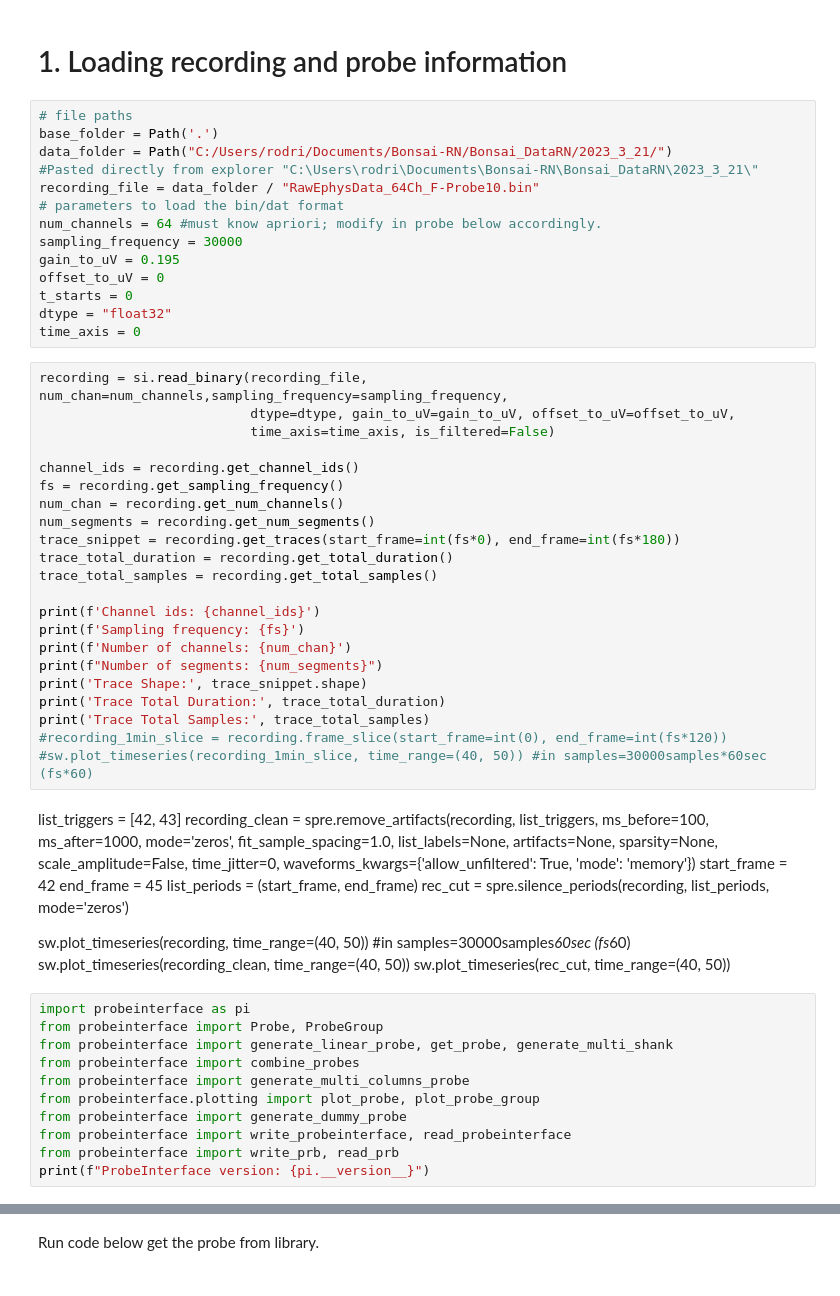
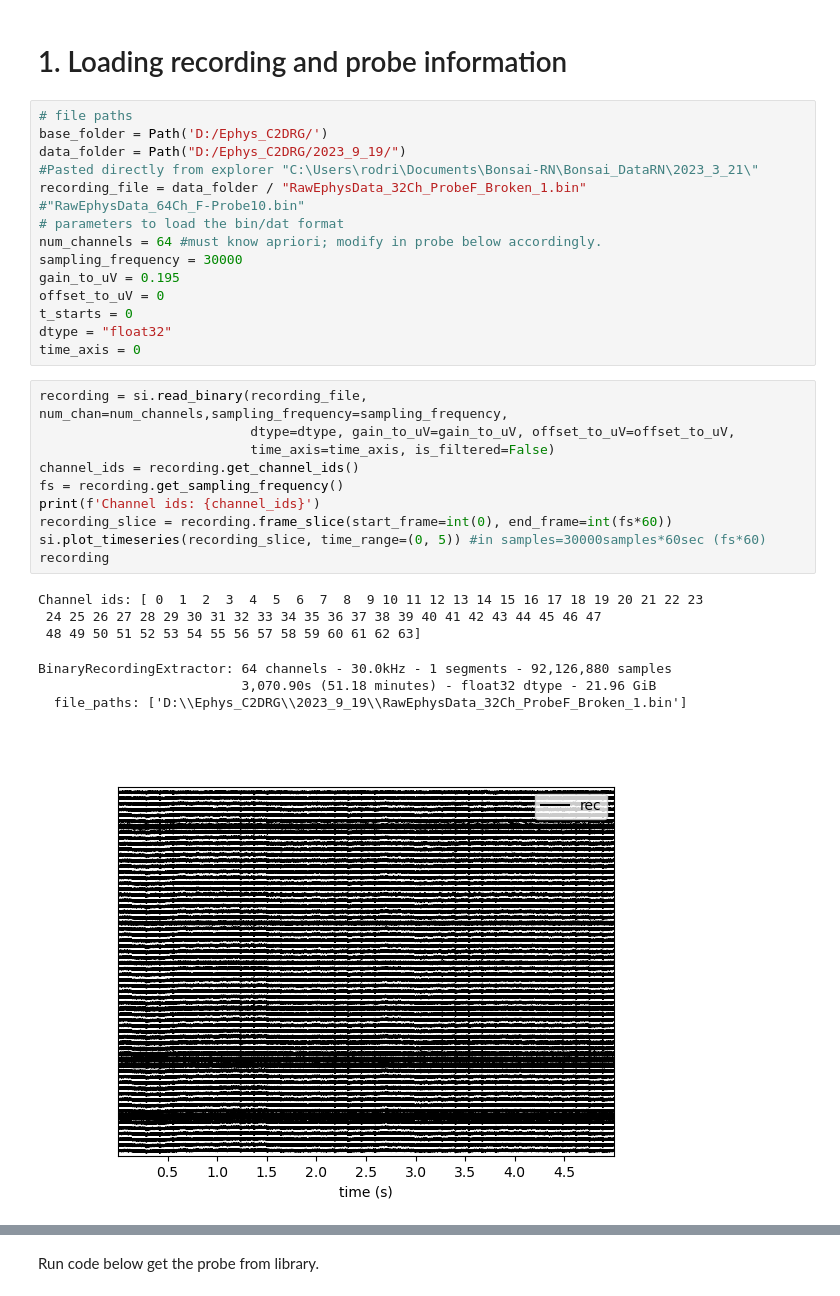
Before and after one commit to rnoseda/spikeinterface, a Jupyter notebook: tutorial_11-23/SpikeInterface_RN_241003.ipynb, the cells around one changed output, grey strips where cells are left out. Drawn from its saved outputs; the diff is of its cells as text.

```diff
--- a/tutorial_11-23/SpikeInterface_RN_241003.ipynb
+++ b/tutorial_11-23/SpikeInterface_RN_241003.ipynb
@@ -27,10 +27,11 @@ warnings.simplefilter("ignore")
 # 1. Loading recording and probe information <a class="anchor" id="loading"></a>
 # %%
 # file paths
-base_folder = Path('.')
-data_folder = Path("C:/Users/rodri/Documents/Bonsai-RN/Bonsai_DataRN/2023_3_21/")
+base_folder = Path('D:/Ephys_C2DRG/')
+data_folder = Path("D:/Ephys_C2DRG/2023_9_19/")
 #Pasted directly from explorer "C:\Users\rodri\Documents\Bonsai-RN\Bonsai_DataRN\2023_3_21\"
-recording_file = data_folder / "RawEphysData_64Ch_F-Probe10.bin"
+recording_file = data_folder / "RawEphysData_32Ch_ProbeF_Broken_1.bin"
+#"RawEphysData_64Ch_F-Probe10.bin"
 # parameters to load the bin/dat format
 num_channels = 64 #must know apriori; modify in probe below accordingly.
 sampling_frequency = 30000
@@ -42,47 +43,18 @@ time_axis = 0
 # %%
 recording = si.read_binary(recording_file, num_chan=num_channels,sampling_frequency=sampling_frequency,
                            dtype=dtype, gain_to_uV=gain_to_uV, offset_to_uV=offset_to_uV,
                            time_axis=time_axis, is_filtered=False)
-
 channel_ids = recording.get_channel_ids()
 fs = recording.get_sampling_frequency()
-num_chan = recording.get_num_channels()
-num_segments = recording.get_num_segments()
-trace_snippet = recording.get_traces(start_frame=int(fs*0), end_frame=int(fs*180))
-trace_total_duration = recording.get_total_duration()
-trace_total_samples = recording.get_total_samples()
-
 print(f'Channel ids: {channel_ids}')
-print(f'Sampling frequency: {fs}')
-print(f'Number of channels: {num_chan}')
-print(f"Number of segments: {num_segments}")
-print('Trace Shape:', trace_snippet.shape)
-print('Trace Total Duration:', trace_total_duration)
-print('Trace Total Samples:', trace_total_samples)
-#recording_1min_slice = recording.frame_slice(start_frame=int(0), end_frame=int(fs*120))
-#sw.plot_timeseries(recording_1min_slice, time_range=(40, 50)) #in samples=30000samples*60sec (fs*60)
+recording_slice = recording.frame_slice(start_frame=int(0), end_frame=int(fs*60))
+si.plot_timeseries(recording_slice, time_range=(0, 5)) #in samples=30000samples*60sec (fs*60)
+recording
+# %% [output]
+Channel ids: [ 0  1  2  3  4  5  6  7  8  9 10 11 12 13 14 15 16 17 18 19 20 21 22 23
+ 24 25 26 27 28 29 30 31 32 33 34 35 36 37 38 39 40 41 42 43 44 45 46 47
+ 48 49 50 51 52 53 54 55 56 57 58 59 60 61 62 63]
+BinaryRecordingExtractor: 64 channels - 30.0kHz - 1 segments - 92,126,880 samples
+                          3,070.90s (51.18 minutes) - float32 dtype - 21.96 GiB
+  file_paths: ['D:\\Ephys_C2DRG\\2023_9_19\\RawEphysData_32Ch_ProbeF_Broken_1.bin']
+[figure, added]
-# %% [markdown]
-list_triggers = [42, 43]
-recording_clean = spre.remove_artifacts(recording, list_triggers, ms_before=100, ms_after=1000, mode='zeros',
-                                              fit_sample_spacing=1.0, list_labels=None, artifacts=None, sparsity=None,
-                                              scale_amplitude=False, time_jitter=0,
-                                              waveforms_kwargs={'allow_unfiltered': True, 'mode': 'memory'})
-start_frame = 42
-end_frame = 45
-list_periods = (start_frame, end_frame)
-rec_cut = spre.silence_periods(recording, list_periods, mode='zeros')
-
-sw.plot_timeseries(recording, time_range=(40, 50)) #in samples=30000samples*60sec (fs*60)
-sw.plot_timeseries(recording_clean, time_range=(40, 50))
-sw.plot_timeseries(rec_cut, time_range=(40, 50))
-# %%
-import probeinterface as pi
-from probeinterface import Probe, ProbeGroup
-from probeinterface import generate_linear_probe, get_probe, generate_multi_shank
-from probeinterface import combine_probes
-from probeinterface import generate_multi_columns_probe
-from probeinterface.plotting import plot_probe, plot_probe_group
-from probeinterface import generate_dummy_probe
-from probeinterface import write_probeinterface, read_probeinterface
-from probeinterface import write_prb, read_prb
-print(f"ProbeInterface version: {pi.__version__}")
```
Also changed, not shown: parts of 21 cells of this notebook, 1 other file.
